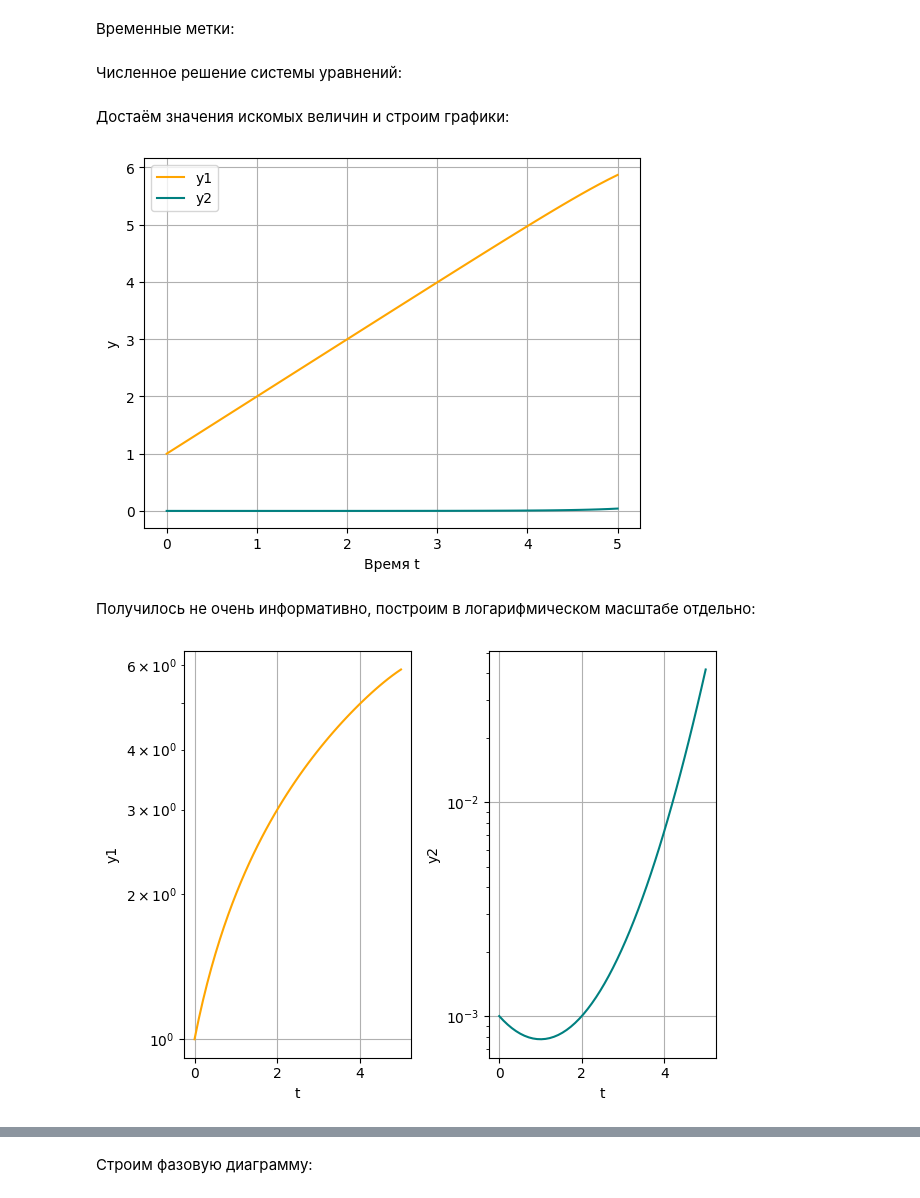
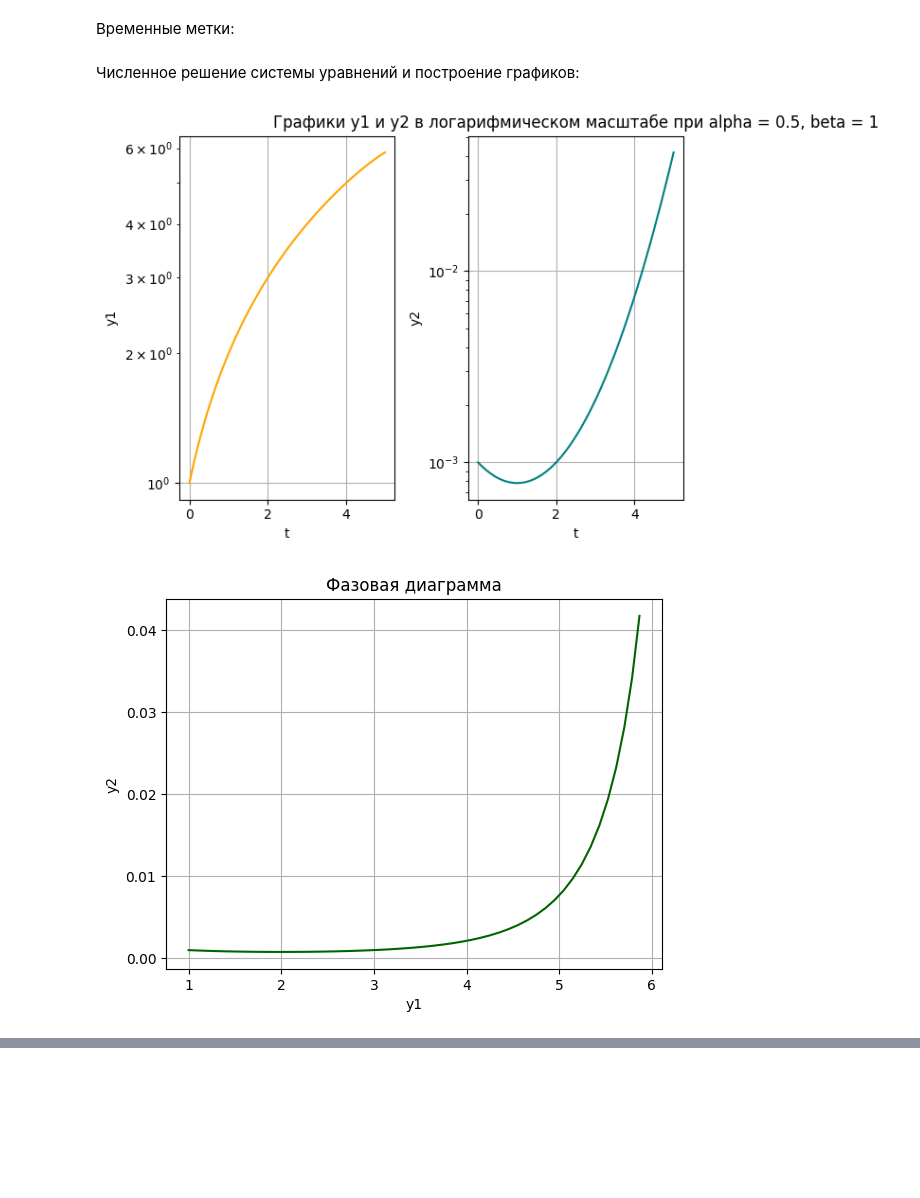
Before and after one commit to n-popov/cmphp_hw, a Jupyter notebook: nsphp.ipynb, the cells around one changed output, grey strips where cells are left out. Saved outputs shown, nothing was run; the diff lists cells and outputs as text; code cells hidden in the pictures; blank space fills up the shorter version.

```diff
--- a/nsphp.ipynb
+++ b/nsphp.ipynb
@@ -25,4 +25,4 @@ y0 = [1, 0.001]
 # %%
 t = np.linspace(0, 5, 50)
 # %% [markdown]
-Численное решение системы уравнений:
+Численное решение системы уравнений и построение графиков:
@@ -31,37 +29,34 @@ sol = odeint(derivatives, y0, t, args=(alpha, beta))
-# %% [markdown]
-Достаём значения искомых величин и строим графики:
-# %%
-y1 = sol[:, 0]
-y2 = sol[:, 1]
-
-plt.plot(t, y1, label='y1', color='orange')
-plt.plot(t, y2, label='y2', color='teal')
-plt.xlabel('Время t')
-plt.ylabel('y')
-plt.grid()
-plt.legend()
-plt.show()
-# %% [output]
-[figure, removed]
-# %% [markdown]
-Получилось не очень информативно, построим в логарифмическом масштабе отдельно:
 # %%
-plt.title('Графики y1 и y2 в логарифмическом масштабе')
-plt.subplot(1, 2, 1)
-plt.yscale('log')
-plt.plot(t, y1, color='orange')
-plt.xlabel('t')
-plt.ylabel('y1')
-plt.grid()
+for alpha, beta in [(0.5, 1), (4, 0.2), (6, 0.2), (8, 0.5)]:
+    sol = odeint(derivatives, y0, t, args=(alpha, beta))
 
-plt.subplot(1, 2, 2)
-plt.yscale('log')
-plt.plot(t, y2, color='teal')
-plt.xlabel('t')
-plt.ylabel('y2')
-plt.grid()
+    y1 = sol[:, 0]
+    y2 = sol[:, 1]
 
-plt.tight_layout()
-plt.show()
+    plt.subplot(1, 2, 1)
+    plt.yscale('log')
+    plt.plot(t, y1, color='orange')
+    plt.xlabel('t')
+    plt.ylabel('y1')
+    plt.grid()
+
+    plt.subplot(1, 2, 2)
+    plt.yscale('log')
+    plt.plot(t, y2, color='teal')
+    plt.xlabel('t')
+    plt.ylabel('y2')
+    plt.grid()
+
+    plt.title(f'Графики y1 и y2 в логарифмическом масштабе при alpha = {alpha}, beta = {beta}')
+    plt.tight_layout()
+    plt.show()
+
+    plt.plot(y1, y2, color='darkgreen')
+    plt.xlabel('y1')
+    plt.ylabel('y2')
+    plt.grid()
+    plt.title('Фазовая диаграмма')
+    plt.show()
 # %% [output]
-[figure, old version]
+[figure, new version]
+[figure, added]
@@ -68,2 +68,0 @@ plt.show()
-# %% [markdown]
-Строим фазовую диаграмму:
```
Also changed, not shown: parts of 5 cells of this notebook.
